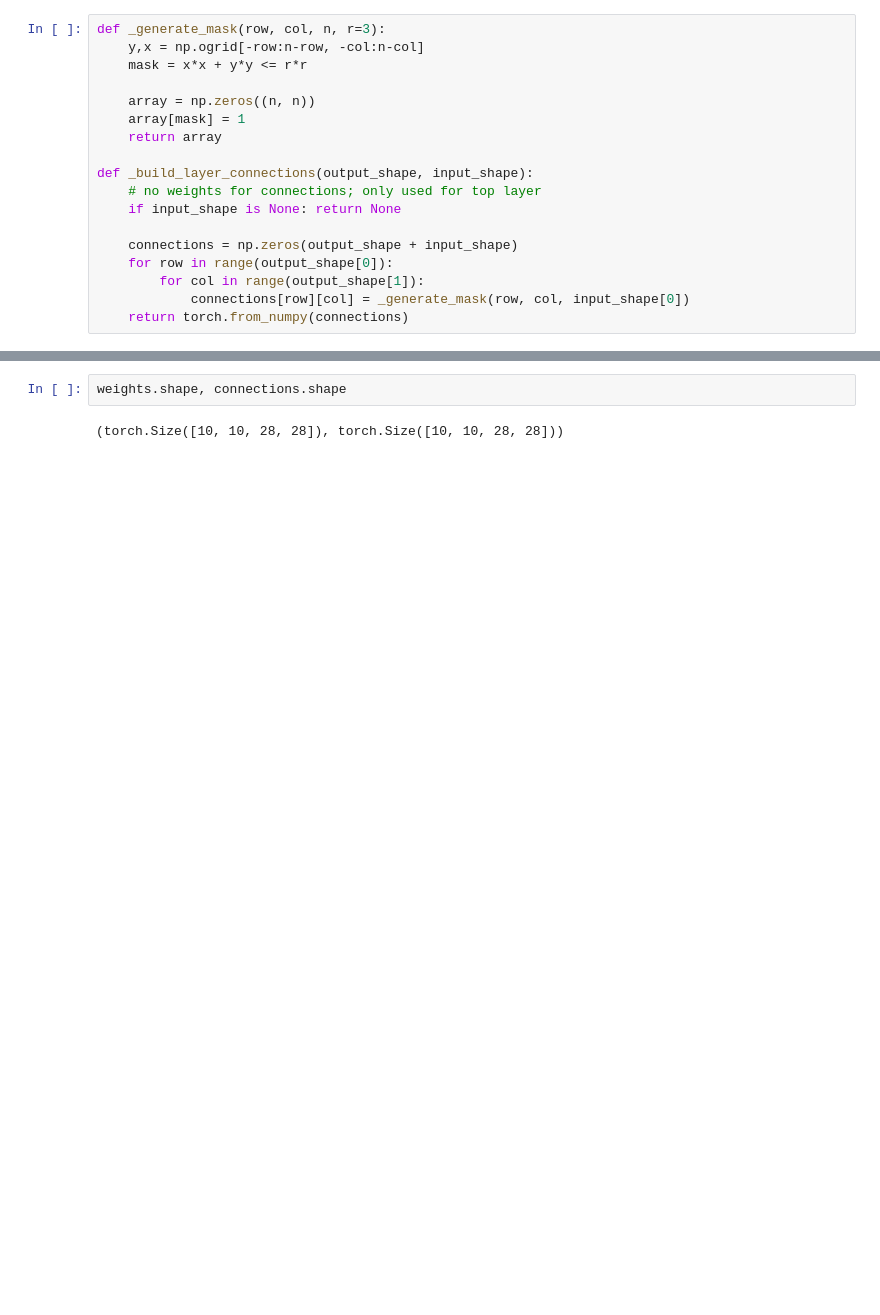
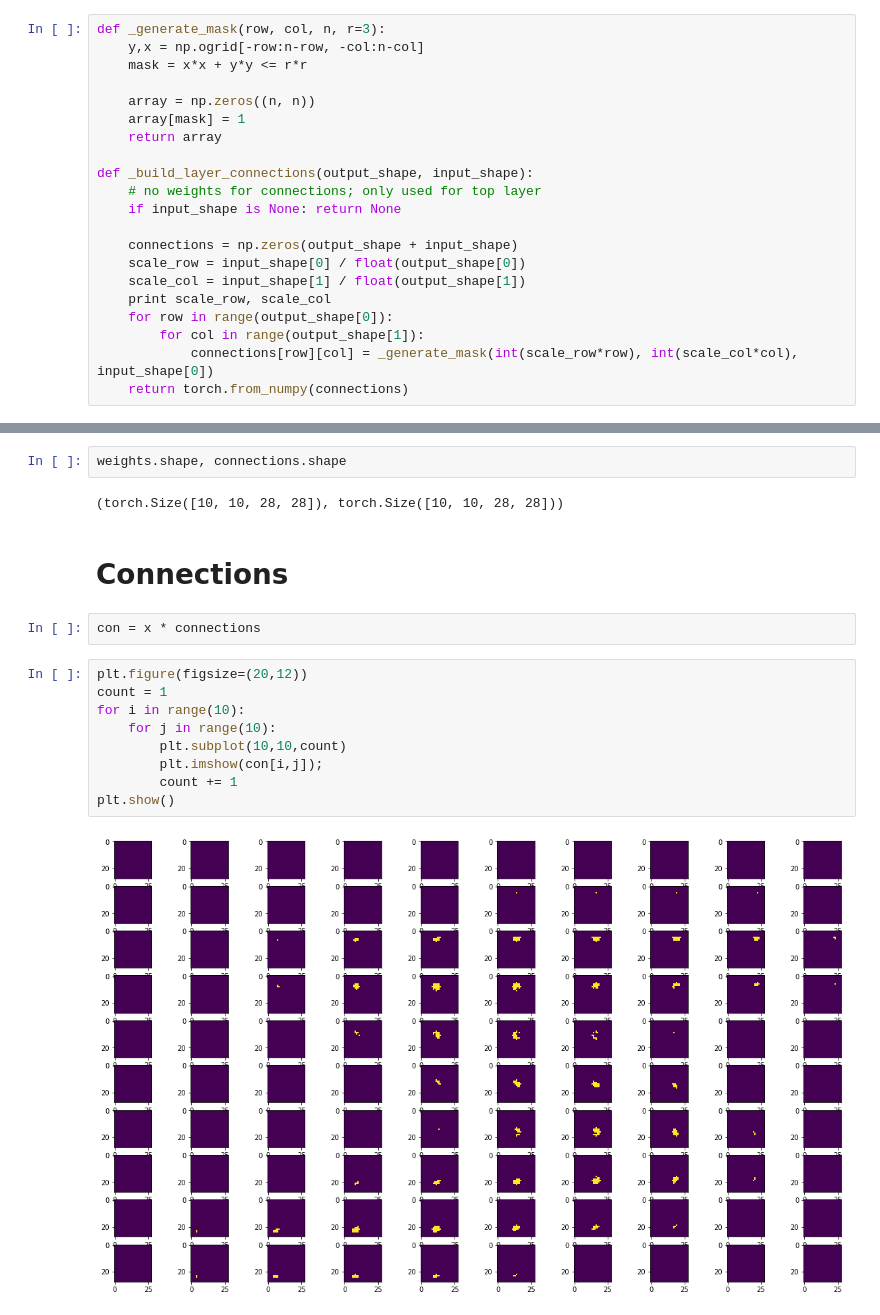
Before and after one commit to jordanott/LocalLearning, a Jupyter notebook: Untitled.ipynb, the cells around one changed output, grey strips where cells are left out. Saved outputs shown, nothing was run; the diff lists cells and outputs as text; blank space fills up the shorter version.

```diff
--- a/Untitled.ipynb
+++ b/Untitled.ipynb
@@ -27,9 +32,12 @@ def _build_layer_connections(output_shape, input_shape):
     if input_shape is None: return None
 
     connections = np.zeros(output_shape + input_shape)
+    scale_row = input_shape[0] / float(output_shape[0])
+    scale_col = input_shape[1] / float(output_shape[1])
+    print scale_row, scale_col
     for row in range(output_shape[0]):
         for col in range(output_shape[1]):
-            connections[row][col] = _generate_mask(row, col, input_shape[0])
+            connections[row][col] = _generate_mask(int(scale_row*row), int(scale_col*col), input_shape[0])
     return torch.from_numpy(connections)
 # %%
 input_shape = (28,28)
@@ -41,3 +51,18 @@ connections = _build_layer_connections(output_shape, input_shape)
 weights.shape, connections.shape
 # %% [output]
 (torch.Size([10, 10, 28, 28]), torch.Size([10, 10, 28, 28]))
+# %% [markdown]
+# Connections
+# %%
+con = x * connections
+# %%
+plt.figure(figsize=(20,12))
+count = 1
+for i in range(10):
+    for j in range(10):
+        plt.subplot(10,10,count)
+        plt.imshow(con[i,j]);
+        count += 1
+plt.show()
+# %% [output]
+[figure, added]
```
Also changed, not shown: parts of 15 cells of this notebook, 2 other files.
